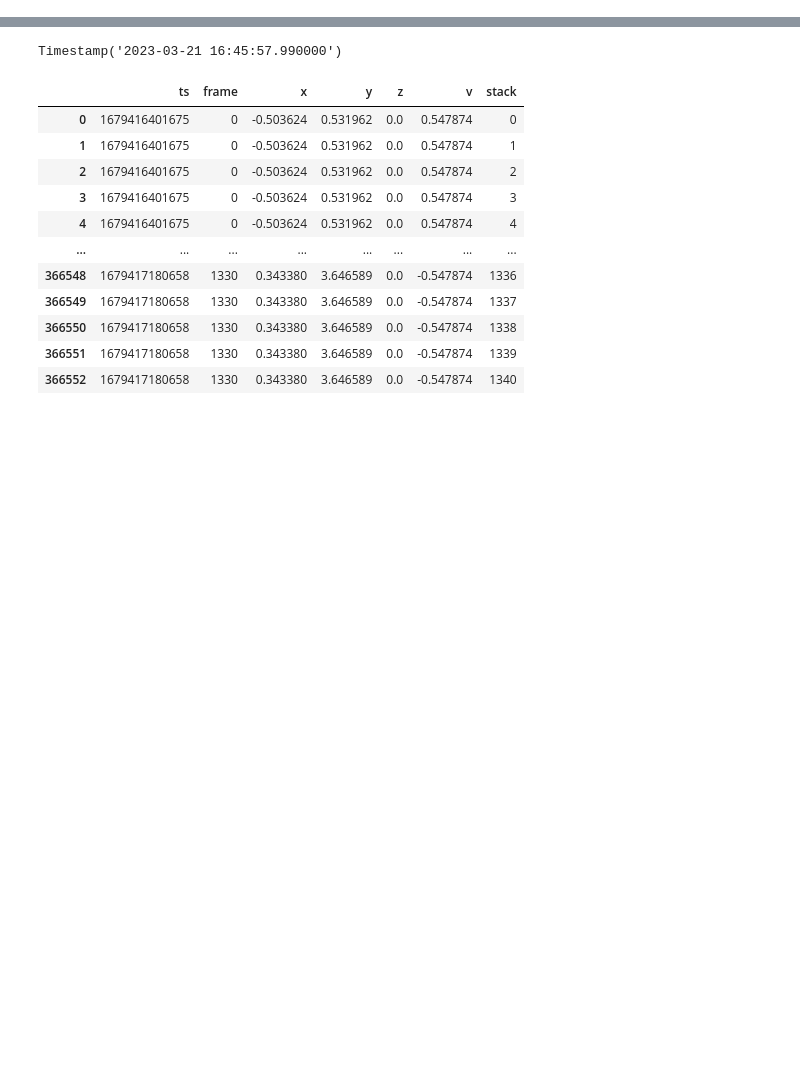
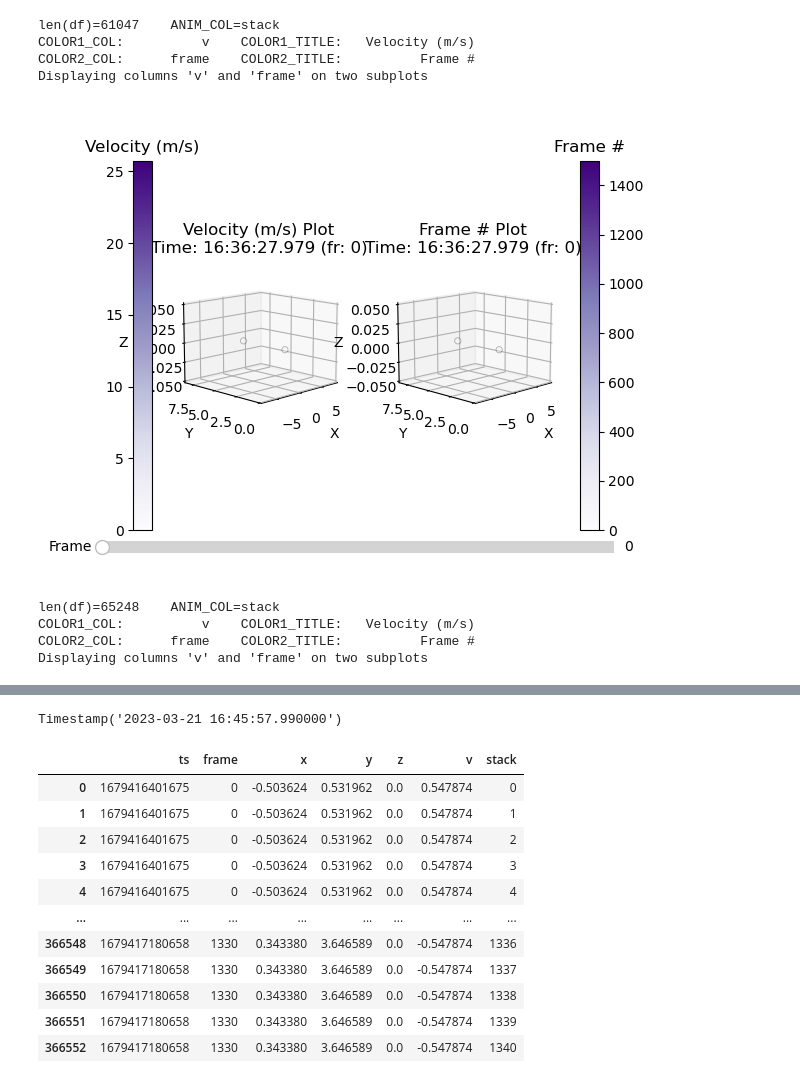
Before and after one commit to alexozwald/pymmw, a Jupyter notebook: bball_data3b/newdata.ipynb, the cells around one changed output, grey strips where cells are left out. Drawn from its saved outputs; the diff is of its cells as text; code cells hidden in the pictures; blank space fills up the shorter version.

```diff
--- a/bball_data3b/newdata.ipynb
+++ b/bball_data3b/newdata.ipynb
@@ -51,0 +187,4 @@ dd
+# %%
+df = orjson_to_df(['/Users/alex/Documents/neu/linuxmnt/_pymmw/bball_data3b/data/2023.03.21_jc/log2.json'])
+df = df.loc[(df['v'] >= 0) & (df['frame'] <= 1500)]
+df = mk_stacks(df, 20)
@@ -51,0 +217,8 @@ dd
+# %%
+anim = viz_slider(df, COLOR1_COL='v', COLOR1_TITLE='Velocity (m/s)', COLOR2_COL='frame', COLOR2_TITLE='Frame #', OPACITY_COL='frame')
+# %% [output]
+len(df)=61047    ANIM_COL=stack
+COLOR1_COL:          v    COLOR1_TITLE:   Velocity (m/s)
+COLOR2_COL:      frame    COLOR2_TITLE:          Frame #
+Displaying columns 'v' and 'frame' on two subplots
+[figure, added]
@@ -51,0 +227,7 @@ dd
+# %%
+anim = viz_slider(dd, COLOR1_COL='v', COLOR1_TITLE='Velocity (m/s)', COLOR2_COL='frame', COLOR2_TITLE='Frame #', OPACITY_COL='frame')
+# %% [output]
+len(df)=65248    ANIM_COL=stack
+COLOR1_COL:          v    COLOR1_TITLE:   Velocity (m/s)
+COLOR2_COL:      frame    COLOR2_TITLE:          Frame #
+Displaying columns 'v' and 'frame' on two subplots
```
Also changed, not shown: parts of 35 cells of this notebook, 8 other files.
